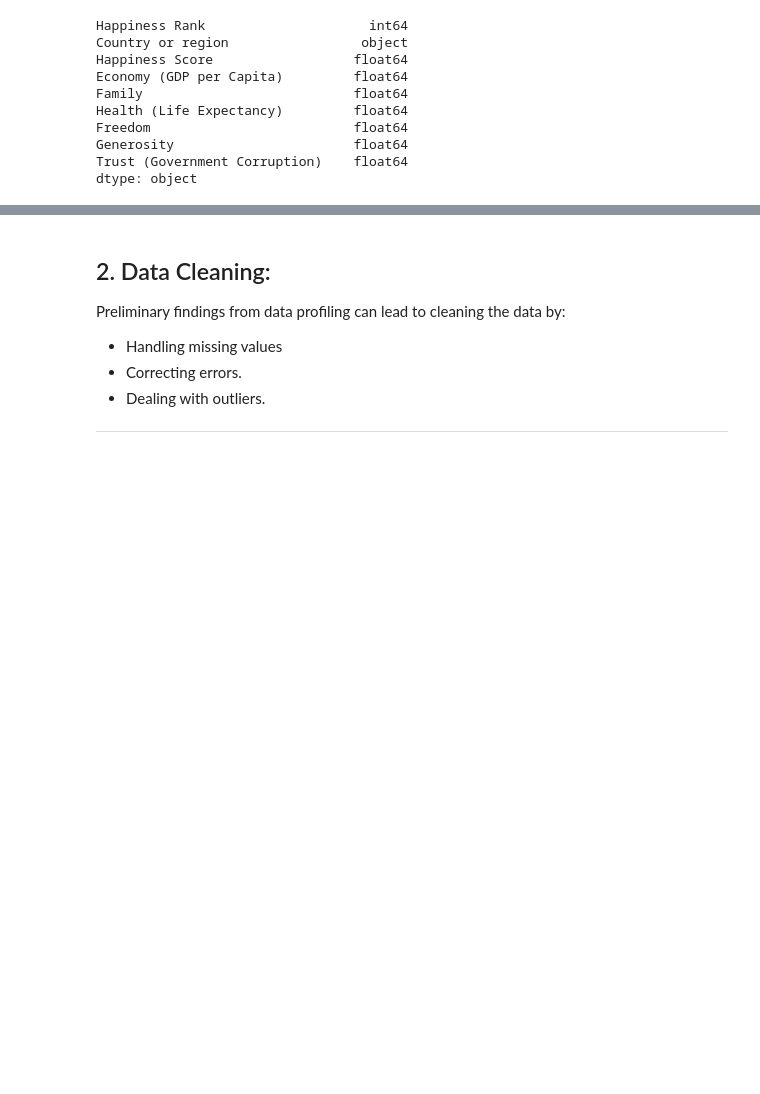
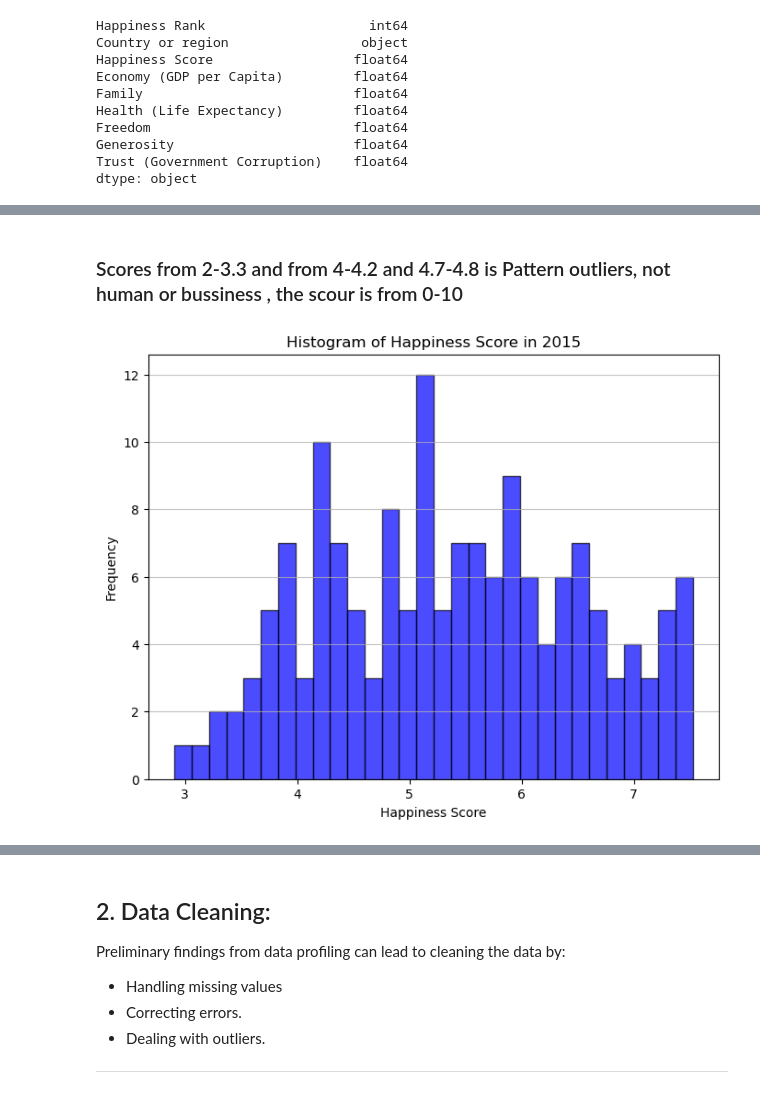
Before and after one commit to Lama18/Usecase-2, a Jupyter notebook: lamaAbeshri_EDA explain template.ipynb, the cells around one changed output, grey strips where cells are left out. Saved outputs shown, nothing was run; the diff lists cells and outputs as text; code cells hidden in the pictures; blank space fills up the shorter version.

```diff
--- a/lamaAbeshri_EDA explain template.ipynb
+++ b/lamaAbeshri_EDA explain template.ipynb
@@ -913,0 +950,13 @@ We use 3 common visualization methods:
+# %% [markdown]
+### Scores from 2-3.3 and from 4-4.2 and 4.7-4.8  is Pattern outliers, not human or bussiness , the scour is from 0-10
+# %%
+plt.figure(figsize=(8, 6))
+plt.hist(df_2015['Happiness Score'], bins=30, color='blue', edgecolor='black', alpha=0.7)
+
+plt.title('Histogram of Happiness Score in 2015')
+plt.xlabel('Happiness Score')
+plt.ylabel('Frequency')
+plt.grid(axis='y', alpha=0.75)
+plt.show()
+# %% [output]
+[figure, added]
```
Also changed, not shown: parts of 90 cells of this notebook.
